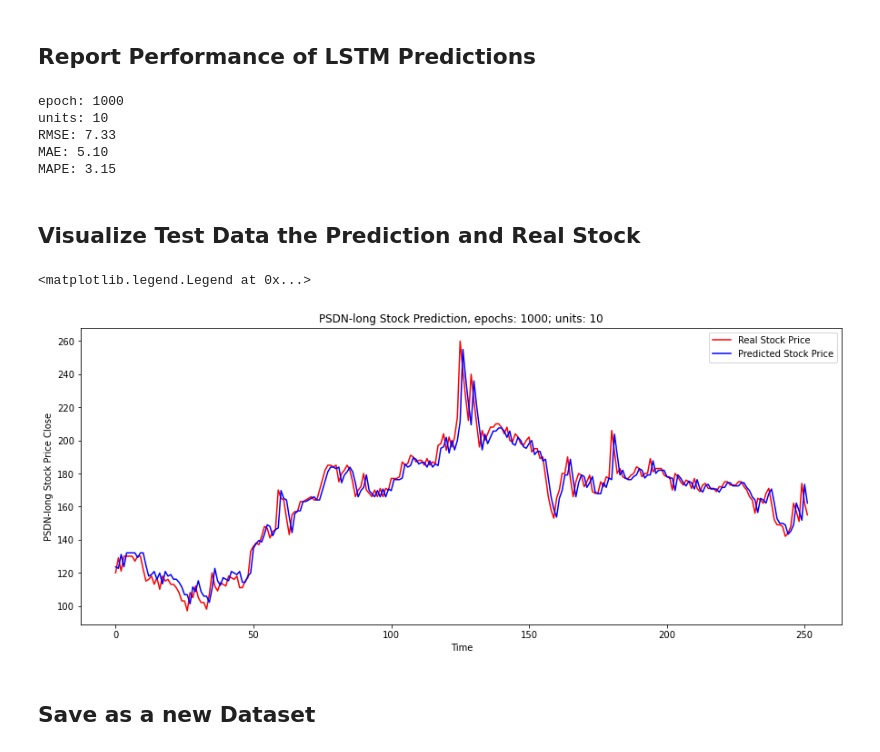
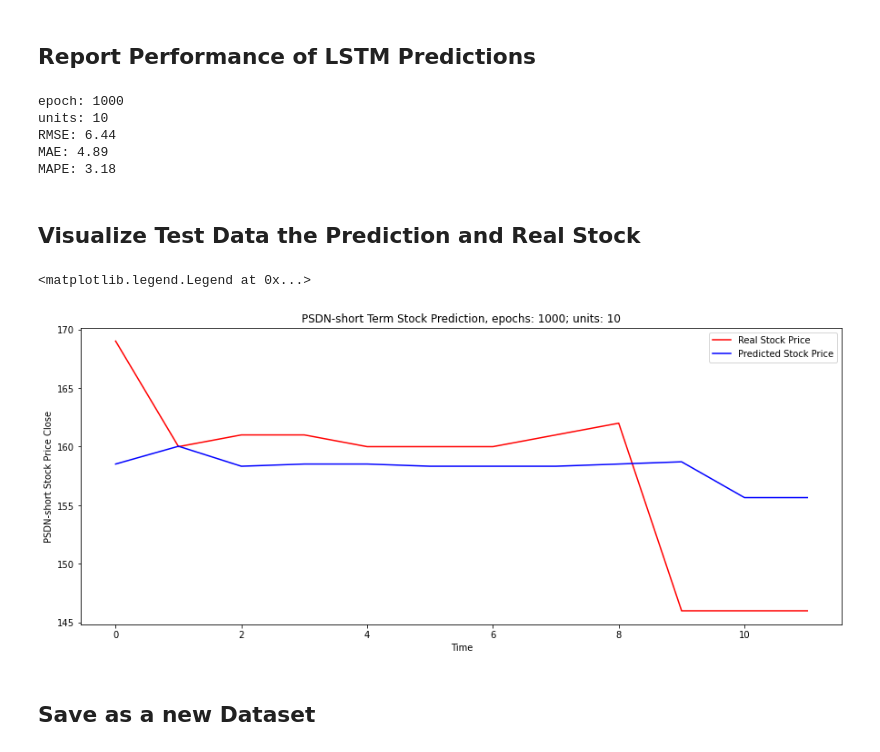
Before and after one commit to yoelagustinus/TugasAkhir, a Jupyter notebook: Stock Price Prediction LSTM SCRATCH/LSTM-from-scratch-to-predict-stock-price-master/LSTM TA from scratch-edit.ipynb, the cells around one changed output. Cells and saved outputs as stored; diff of their text form; code cells hidden in the pictures.

Commit message:
stock price

```diff
--- a/Stock Price Prediction LSTM SCRATCH/LSTM-from-scratch-to-predict-stock-price-master/LSTM TA from scratch-edit.ipynb
+++ b/Stock Price Prediction LSTM SCRATCH/LSTM-from-scratch-to-predict-stock-price-master/LSTM TA from scratch-edit.ipynb
@@ -179,14 +179,13 @@ epochs  = 1000
 nc      = 10 #units
 
 #datasets
-name_of_dataset = 'PSDN-long.csv'
-name_dataset = 'PSDN-long'
+name_dataset = 'PSDN-short'
 
 column_dataset_obs = 'Close'
 # %% [markdown]
 # Import Dataset
 # %%
-df = pd.read_csv('../../Datasets/'+name_of_dataset)
+df = pd.read_csv('../../Datasets/'+name_dataset+'.csv')
 df.drop('Volume', inplace=True, axis=1)
 df
 # %% [output]
@@ -337,9 +336,9 @@ print('MAPE: '+ str("{:.2f}".format(mape*100)))
 # %% [output]
 epoch: 1000
 units: 10
-RMSE: 7.33
-MAE: 5.10
-MAPE: 3.15
+RMSE: 6.44
+MAE: 4.89
+MAPE: 3.18
 # %% [markdown]
 ## Visualize Test Data the Prediction and Real Stock
 # %%
@@ -348,14 +347,14 @@ rcParams['figure.figsize'] = 15, 6
 # %%
 plt.figure()
 plt.plot(np.array(out)[:,1], color = 'red', label = 'Real Stock Price')
 plt.plot(np.array(out)[:,0], color = 'blue', label = 'Predicted Stock Price')
-plt.title(name_dataset +' Stock Prediction, epochs: '+ str(epochs) +'; units: '+str(nc))
+plt.title(name_dataset +' Term Stock Prediction, epochs: '+ str(epochs) +'; units: '+str(nc))
 plt.xlabel('Time')
 plt.ylabel(name_dataset +' Stock Price '+ column_dataset_obs)
 plt.legend()
 # %% [output]
 <matplotlib.legend.Legend at 0x...>
-[figure, old version]
+[figure, new version]
 # %% [markdown]
 ## Save as a new Dataset
 # %%
```
Also changed, not shown: parts of 8 cells of this notebook, 44 other files.
